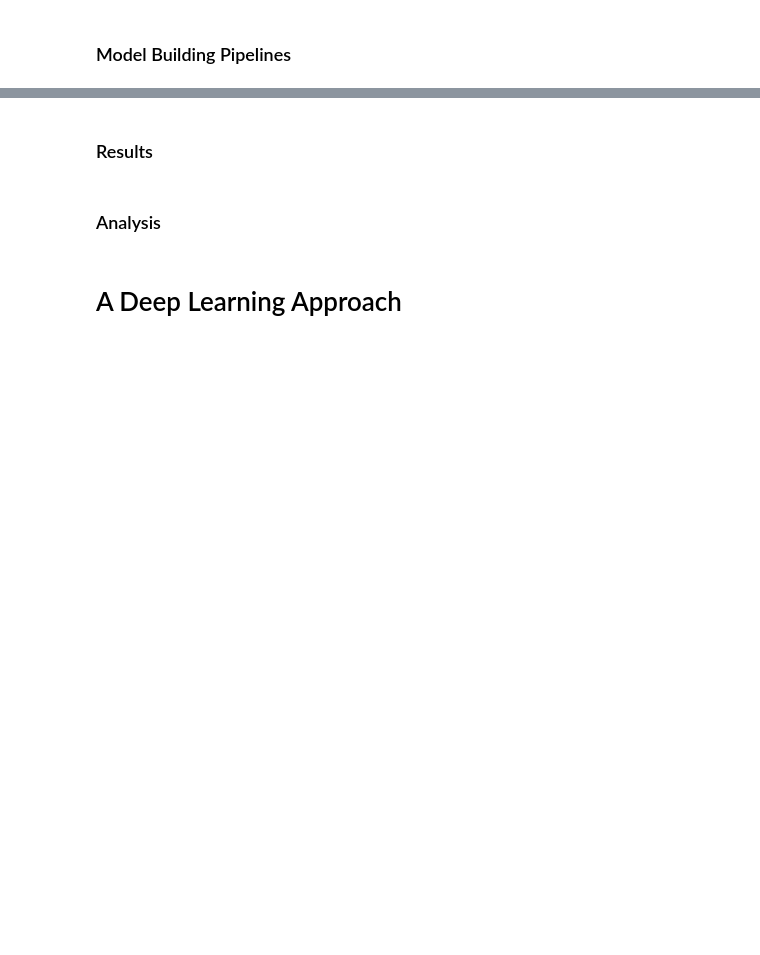
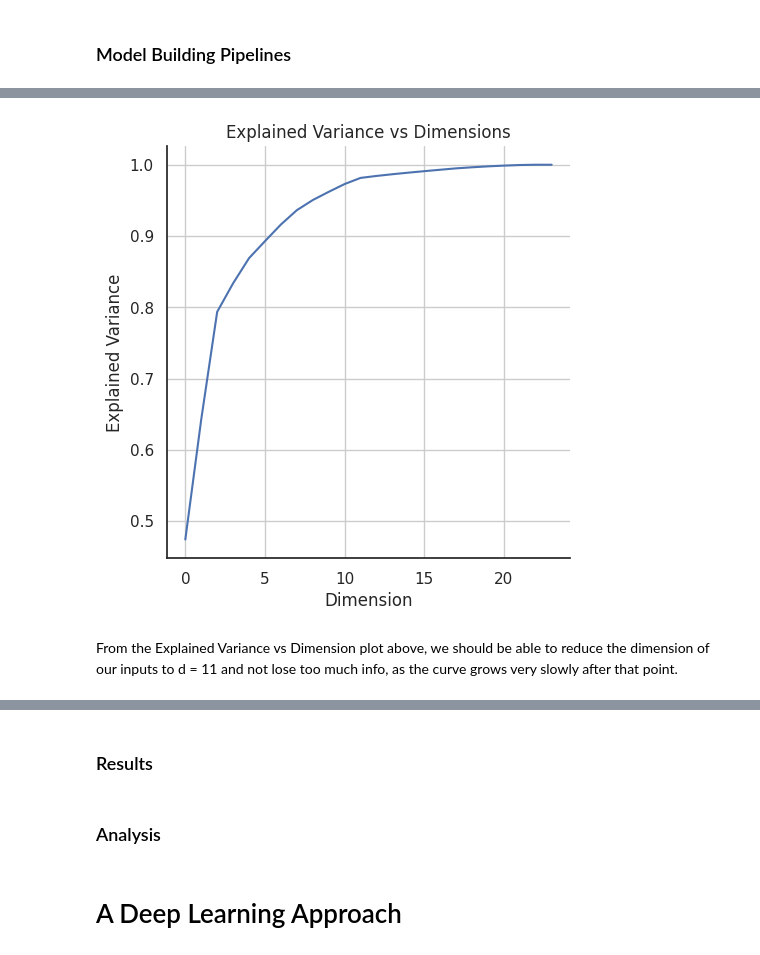
Before and after one commit to MetaphysicalSploumsky/CERN-dielectron-events-analysis, a Jupyter notebook: data-exploration.ipynb, the cells around one changed output, grey strips where cells are left out. Saved outputs shown, nothing was run; the diff lists cells and outputs as text; code cells hidden in the pictures; blank space fills up the shorter version.

```diff
--- a/data-exploration.ipynb
+++ b/data-exploration.ipynb
@@ -480,12 +500,12 @@ def prep_data(df: pd.DataFrame, add_features=True) -> pd.DataFrame:
 # %%
 from sklearn.model_selection import train_test_split
 
-def train_split(df: pd.DataFrame, target:str, add_features=True):
-    '''Function to split our data into train and test sets.'''
-    prepared_data = prep_data(df, add_features)
+# def train_split(df: pd.DataFrame, target:str, add_features=True):
+#     '''Function to split our data into train and test sets.'''
+#     prepared_data = prep_data(df, add_features)
 
-    y = df[target]
-    X = prepared_data
+#     y = df[target]
+#     X = prepared_data
 
-    x_train, x_val, y_train, y_val = train_test_split(X, y, test_size=0.2, random_state=42)
-    return x_train, x_val, y_train, y_val
+#     x_train, x_val, y_train, y_val = train_test_split(X, y, test_size=0.2, random_state=42)
+#     return x_train, x_val, y_train, y_val
@@ -492,10 +547,10 @@ def train_split(df: pd.DataFrame, target:str, add_features=True):
 # %%
-clean_data = 'data/clean.csv'
+clean_data = '/content/clean.csv'
 df_fresh_extra = pd.read_csv(clean_data)
 
 # 'extra' refers to the addition of engineered features.
 X_train_extra, X_val_extra, y_train_extra, y_val_extra = train_split(df_fresh_extra, 'M', add_features=True)
 
 print(f"{X_train_extra.shape}\n{X_val_extra.shape}\n{y_train_extra.shape}\n{y_val_extra.shape}\n")
-X_train_extra.columns
+X_val_extra.columns
 # %% [output]
@@ -542,0 +602,20 @@ rfc_regressor, X_val, y_val = build_rfc(True, clean_data)
+# %%
+from sklearn.decomposition import PCA
+df_fresh = pd.read_csv(clean_data)
+
+X_train, X_val, y_train, y_val = train_split(df_fresh, 'M', True)
+
+pca = PCA()
+pca.fit(X_train)
+cumsum = np.cumsum(pca.explained_variance_ratio_)
+
+sns.relplot(cumsum, kind="line")
+plt.xlabel('Dimension')
+plt.ylabel('Explained Variance')
+plt.title('Explained Variance vs Dimensions')
+
+plt.grid()
+# %% [output]
+[figure, added]
+# %% [markdown]
+From the Explained Variance vs Dimension plot above, we should be able to reduce the dimension of our inputs to d = 11 and not lose too much info, as the curve grows very slowly after that point.
```
Also changed, not shown: parts of 47 cells of this notebook, 1 other file.
